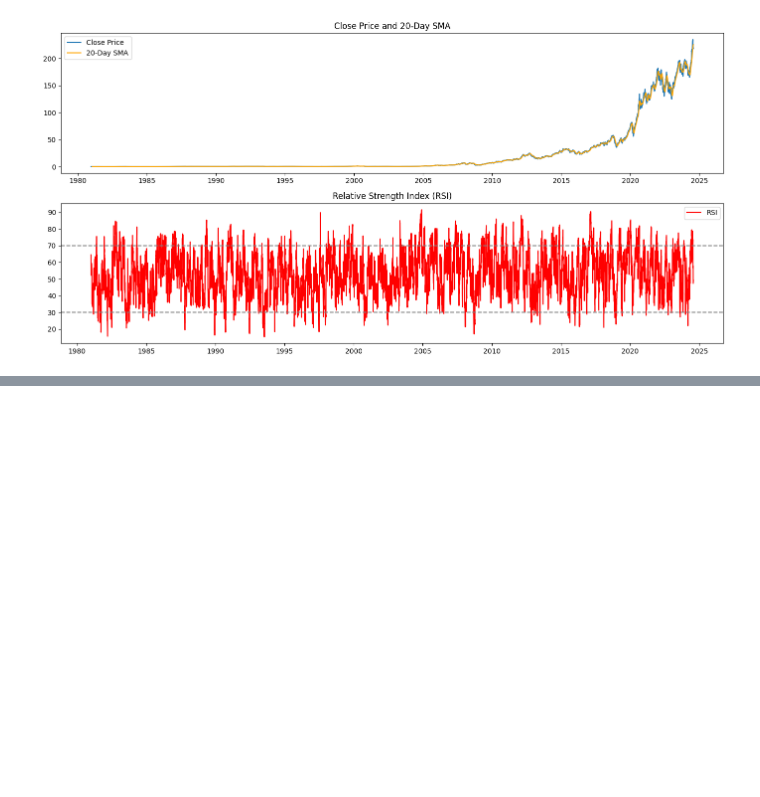
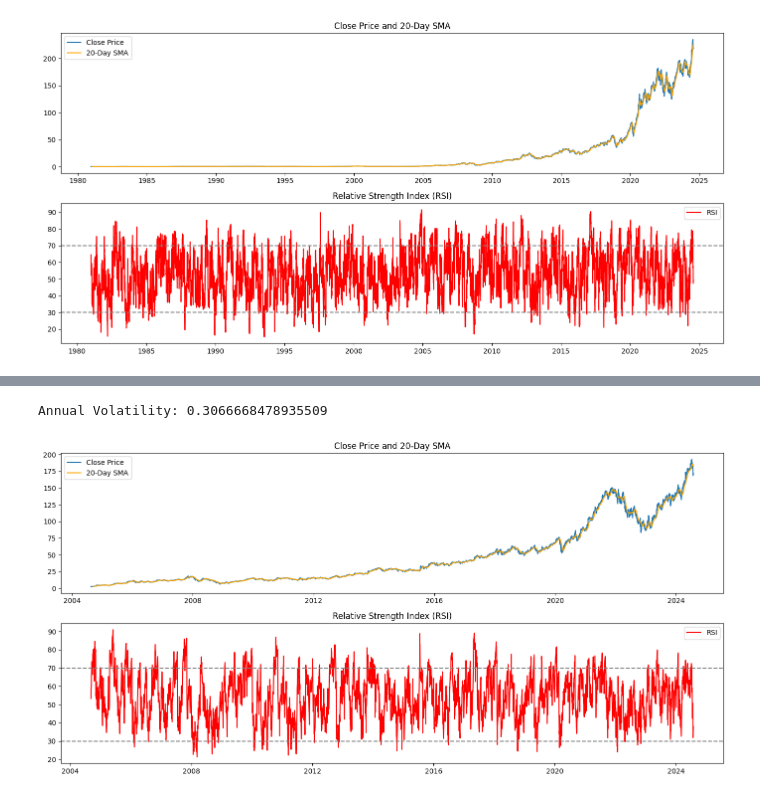
Before and after one commit to Ofgeha-Gelana/Nova-Financial-Solution, a Jupyter notebook: notebooks/quantitative_analysisi.ipynb, the cells around one changed output, grey strips where cells are left out. Saved outputs shown, nothing was run; the diff lists cells and outputs as text; code cells hidden in the pictures; blank space fills up the shorter version.

```diff
--- a/notebooks/quantitative_analysisi.ipynb
+++ b/notebooks/quantitative_analysisi.ipynb
@@ -94,0 +24,5 @@ Average return on negative sentiment: nan
+# %%
+analyze_stock_data('../Data/GOOG_historical_data.csv')
+# %% [output]
+Annual Volatility: 0.3066668478935509
+[figure, added]
```
Also changed, not shown: parts of 8 cells of this notebook.
